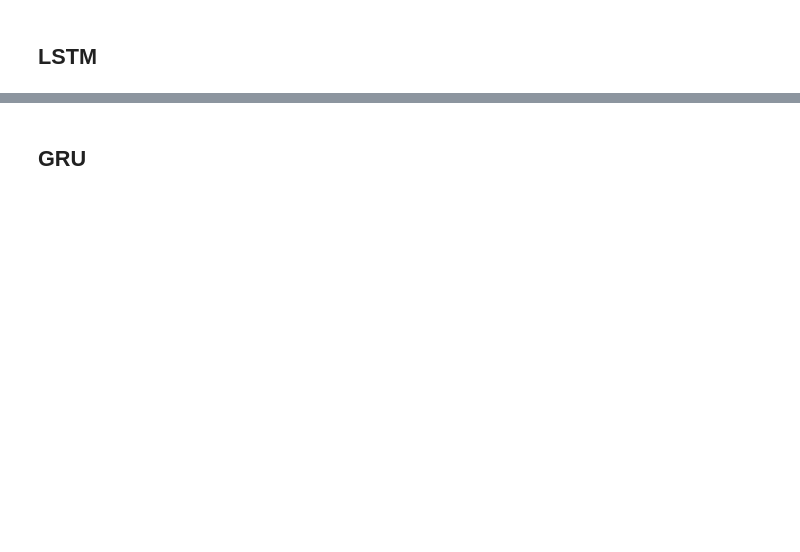
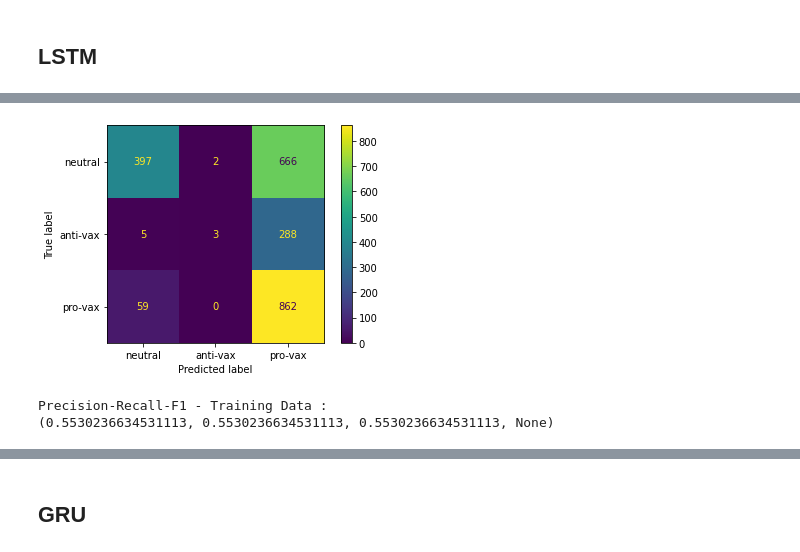
Before and after one commit to nefelitav/vaccine-sentiment-classifier, a Jupyter notebook: rnn-lstm-gru.ipynb, the cells around one changed output, grey strips where cells are left out. Saved outputs shown, nothing was run; the diff lists cells and outputs as text; code cells hidden in the pictures; blank space fills up the shorter version.

```diff
--- a/rnn-lstm-gru.ipynb
+++ b/rnn-lstm-gru.ipynb
@@ -134,8 +133,8 @@ print(dev_df) # validation data
 # %% [markdown]
 ## Use Glove Embeddings
 # %%
-TEXT = data.Field(lower=True, sequential=True, tokenize="spacy", batch_first=True)
-LABEL = data.LabelField(dtype = torch.long, sequential=False)
+TEXT = data.Field(sequential=True, tokenize="spacy", batch_first=True, include_lengths=True)
+LABEL = data.Field(sequential=False, use_vocab=False, is_target=True)
 # %%
 train_df.to_csv("train.csv", index=False)
 dev_df.to_csv("valid.csv", index=False)
@@ -382,0 +397,24 @@ KeyboardInterrupt: ignored
+# %%
+valid = pd.read_csv("valid.csv")
+# %%
+def predict(sentence):
+    tokenized = [tok for tok in sentence.split()]
+    indexed = [TEXT.vocab.stoi[t] for t in tokenized]
+
+    tensor = torch.LongTensor(indexed)
+    #print(tensor.shape)
+    tensor = tensor.unsqueeze(0)
+    #print(tensor)
+    #print(tensor.shape)
+    prediction = model(tensor)
+    #print(prediction.shape)
+
+    #print(F.softmax(prediction, dim=-1))
+    preds, ind = torch.max(F.softmax(prediction, dim=-1), 1)
+    #print(preds, ind)
+    return preds, ind, F.softmax(prediction, dim=-1)
+# %%
+pred = [predict(k)[1].numpy() for k in valid.tweet]
+pred_proba = [predict(k)[2] for k in valid.tweet]
+
+print(classification_report(valid.label, pred))
@@ -382,0 +431,19 @@ KeyboardInterrupt: ignored
+# %%
+from sklearn.metrics import precision_recall_fscore_support, confusion_matrix, ConfusionMatrixDisplay
+from sklearn.metrics import classification_report, roc_curve, roc_auc_score
+from sklearn.metrics import roc_curve, accuracy_score, mean_absolute_error
+
+target_names = ['neutral', 'anti-vax', 'pro-vax']
+
+cm = confusion_matrix(valid.label, pred)
+disp = ConfusionMatrixDisplay(confusion_matrix=cm, display_labels=target_names)
+disp.plot()
+plt.show()
+# %% [output]
+[figure, added]
+# %%
+print("Precision-Recall-F1 - Training Data :")
+print(precision_recall_fscore_support(valid.label, pred, average='micro'))
+# %% [output]
+Precision-Recall-F1 - Training Data :
+(0.5530236634531113, 0.5530236634531113, 0.5530236634531113, None)
```
Also changed, not shown: parts of 53 cells of this notebook.
